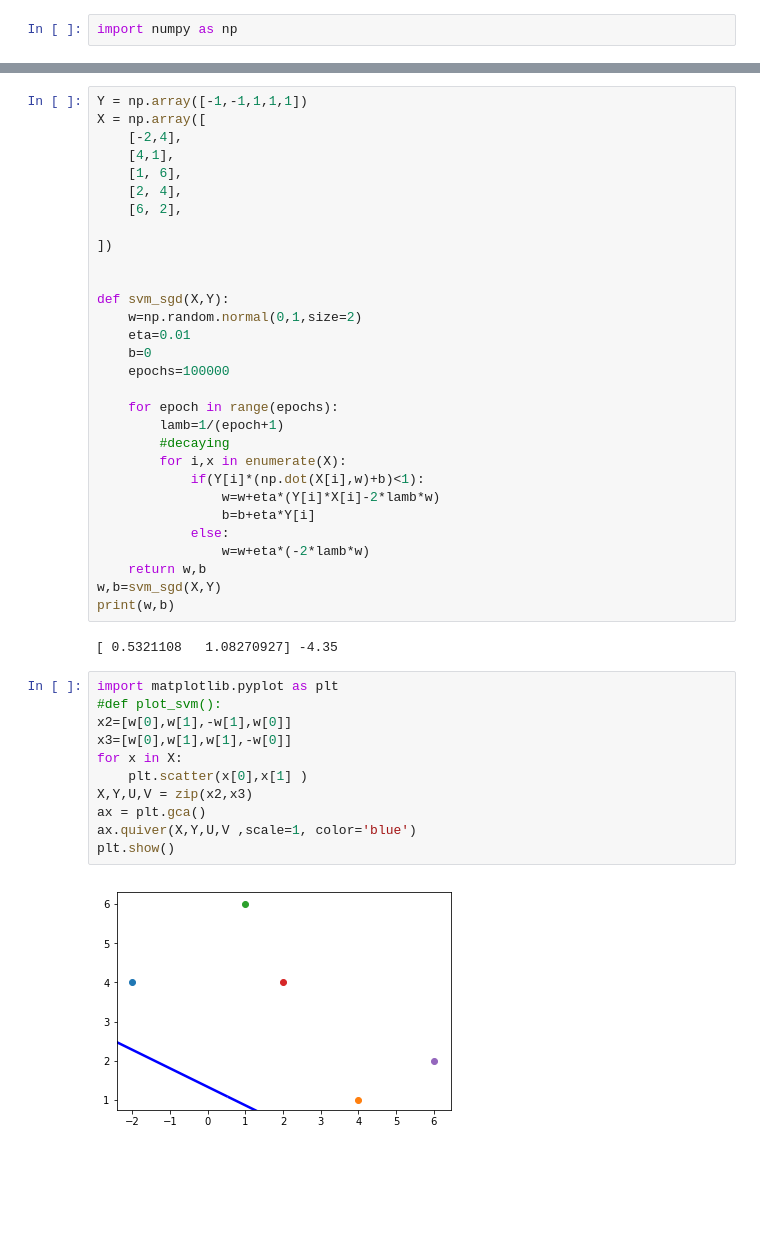
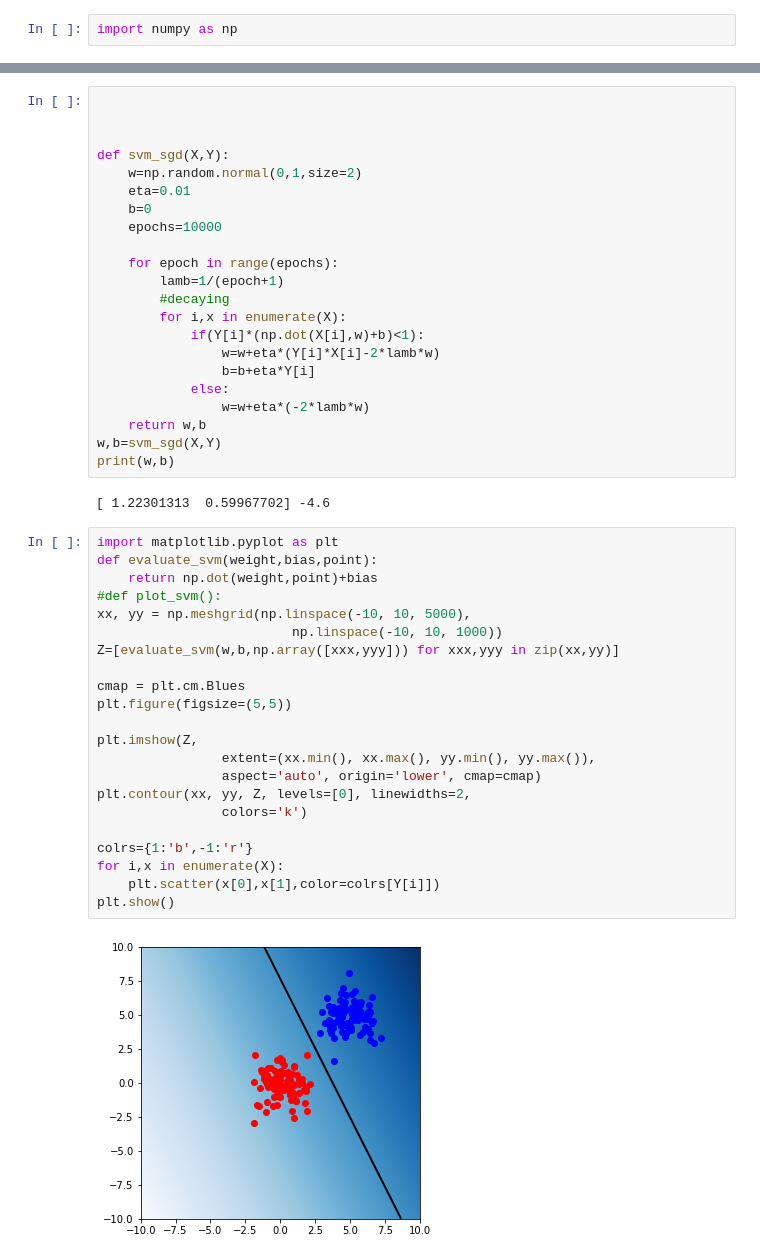
Before and after one commit to adithyahosapate/SVM_From_Scratch, a Jupyter notebook: SVM.ipynb, the cells around one changed output, grey strips where cells are left out. Saved outputs shown, nothing was run; the diff lists cells and outputs as text; blank space fills up the shorter version.

```diff
--- a/SVM.ipynb
+++ b/SVM.ipynb
@@ -14,20 +20,12 @@ X = np.array([
 # %%
-Y = np.array([-1,-1,1,1,1])
-X = np.array([
-    [-2,4],
-    [4,1],
-    [1, 6],
-    [2, 4],
-    [6, 2],
 
-])
 
 
 def svm_sgd(X,Y):
     w=np.random.normal(0,1,size=2)
     eta=0.01
     b=0
-    epochs=100000
+    epochs=10000
 
     for epoch in range(epochs):
         lamb=1/(epoch+1)
@@ -42,17 +40,28 @@ def svm_sgd(X,Y):
 w,b=svm_sgd(X,Y)
 print(w,b)
 # %% [output]
-[ 0.5321108   1.08270927] -4.35
+[ 1.22301313  0.59967702] -4.6
-# %%
-import matplotlib.pyplot as plt
-#def plot_svm():
-x2=[w[0],w[1],-w[1],w[0]]
-x3=[w[0],w[1],w[1],-w[0]]
-for x in X:
-    plt.scatter(x[0],x[1] )
-X,Y,U,V = zip(x2,x3)
-ax = plt.gca()
-ax.quiver(X,Y,U,V ,scale=1, color='blue')
-plt.show()
-# %% [output]
-[figure, removed]
+# %%
+import matplotlib.pyplot as plt
+def evaluate_svm(weight,bias,point):
+    return np.dot(weight,point)+bias
+#def plot_svm():
+xx, yy = np.meshgrid(np.linspace(-10, 10, 5000),
+                         np.linspace(-10, 10, 1000))
+Z=[evaluate_svm(w,b,np.array([xxx,yyy])) for xxx,yyy in zip(xx,yy)]
+
+cmap = plt.cm.Blues
+plt.figure(figsize=(5,5))
+
+plt.imshow(Z,
+                extent=(xx.min(), xx.max(), yy.min(), yy.max()),
+                aspect='auto', origin='lower', cmap=cmap)
+plt.contour(xx, yy, Z, levels=[0], linewidths=2,
+                colors='k')
+
+colrs={1:'b',-1:'r'}
+for i,x in enumerate(X):
+    plt.scatter(x[0],x[1],color=colrs[Y[i]])
+plt.show()
+# %% [output]
+[figure, added]
```
Also changed, not shown: parts of 3 cells of this notebook.
